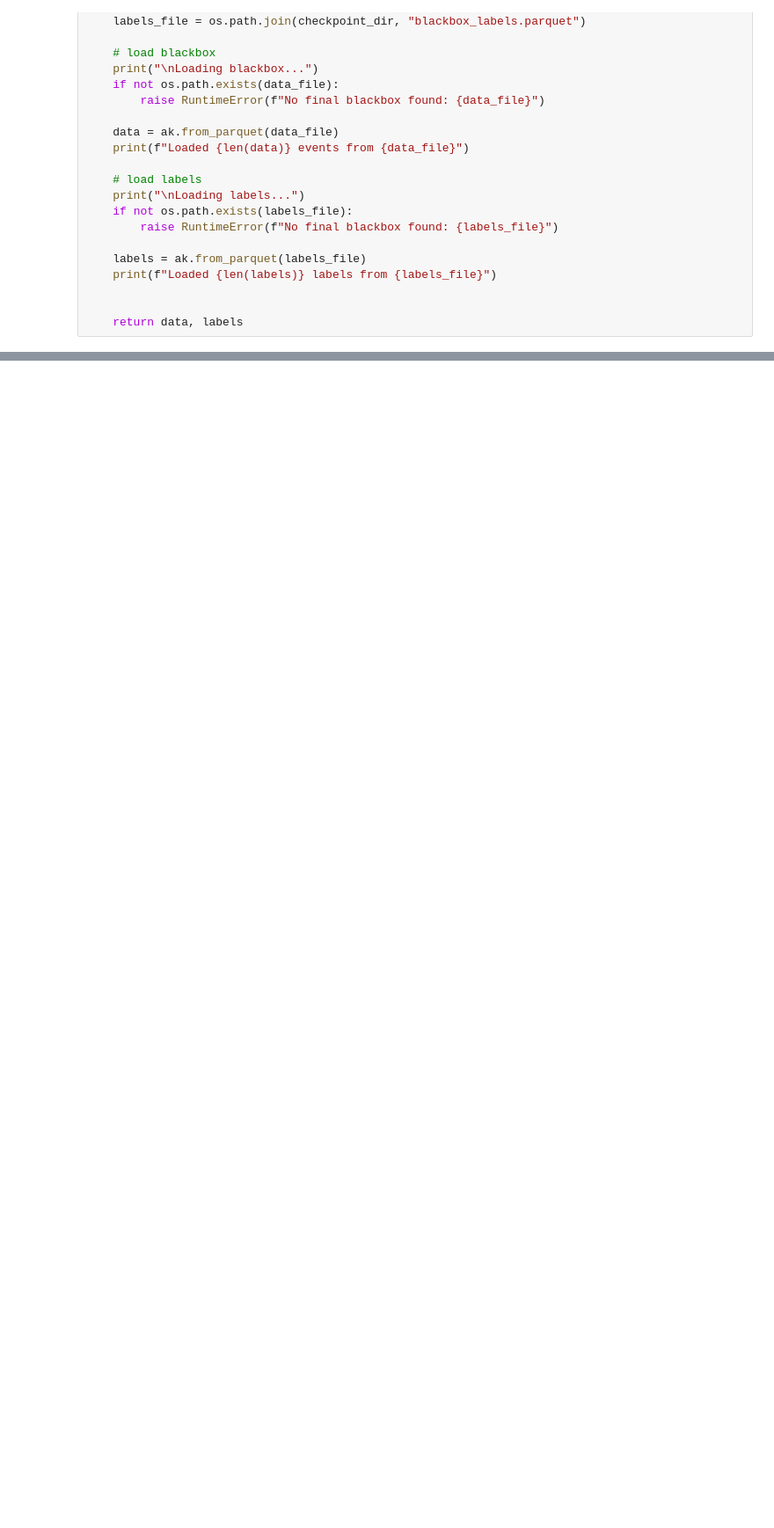
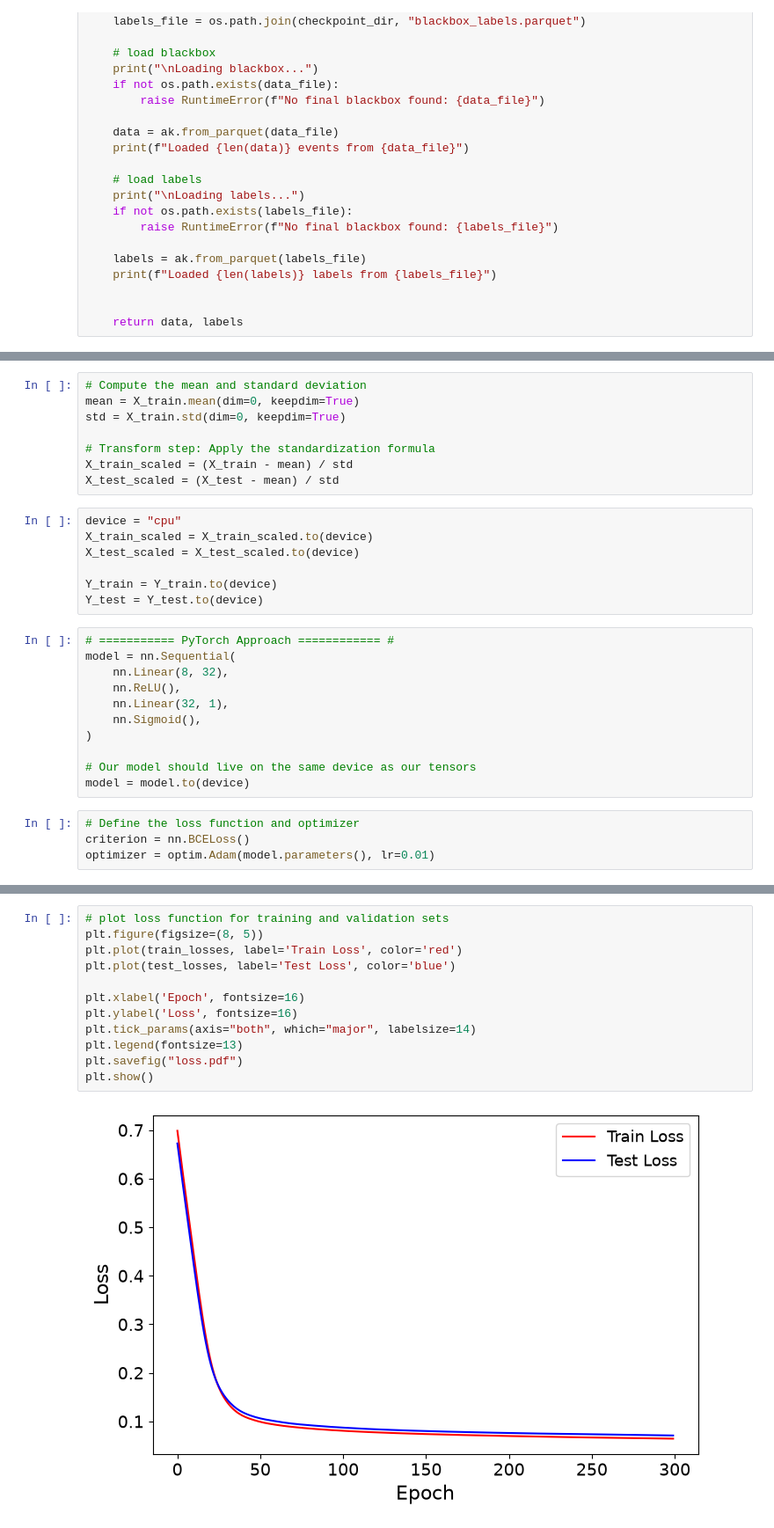
Before and after one commit to nbaeumann/atlas_open_data_fork, a Jupyter notebook: for-education/blackbox/explore_blackbox.ipynb, the cells around one changed output, grey strips where cells are left out. Shown at 88% size. Saved outputs shown, nothing was run; the diff lists cells and outputs as text; blank space fills up the shorter version.

```diff
--- a/for-education/blackbox/explore_blackbox.ipynb
+++ b/for-education/blackbox/explore_blackbox.ipynb
@@ -64,0 +159,30 @@ labels
+# %%
+# Compute the mean and standard deviation
+mean = X_train.mean(dim=0, keepdim=True)
+std = X_train.std(dim=0, keepdim=True)
+
+# Transform step: Apply the standardization formula
+X_train_scaled = (X_train - mean) / std
+X_test_scaled = (X_test - mean) / std
+# %%
+device = "cpu"
+X_train_scaled = X_train_scaled.to(device)
+X_test_scaled = X_test_scaled.to(device)
+
+Y_train = Y_train.to(device)
+Y_test = Y_test.to(device)
+# %%
+# =========== PyTorch Approach ============ #
+model = nn.Sequential(
+    nn.Linear(8, 32),
+    nn.ReLU(),
+    nn.Linear(32, 1),
+    nn.Sigmoid(),
+)
+
+# Our model should live on the same device as our tensors
+model = model.to(device)
+# %%
+# Define the loss function and optimizer
+criterion = nn.BCELoss()
+optimizer = optim.Adam(model.parameters(), lr=0.01)
@@ -64,0 +249,14 @@ labels
+# %%
+# plot loss function for training and validation sets
+plt.figure(figsize=(8, 5))
+plt.plot(train_losses, label='Train Loss', color='red')
+plt.plot(test_losses, label='Test Loss', color='blue')
+
+plt.xlabel('Epoch', fontsize=16)
+plt.ylabel('Loss', fontsize=16)
+plt.tick_params(axis="both", which="major", labelsize=14)
+plt.legend(fontsize=13)
+plt.savefig("loss.pdf")
+plt.show()
+# %% [output]
+[figure, added]
```
Also changed, not shown: parts of 15 cells of this notebook.
